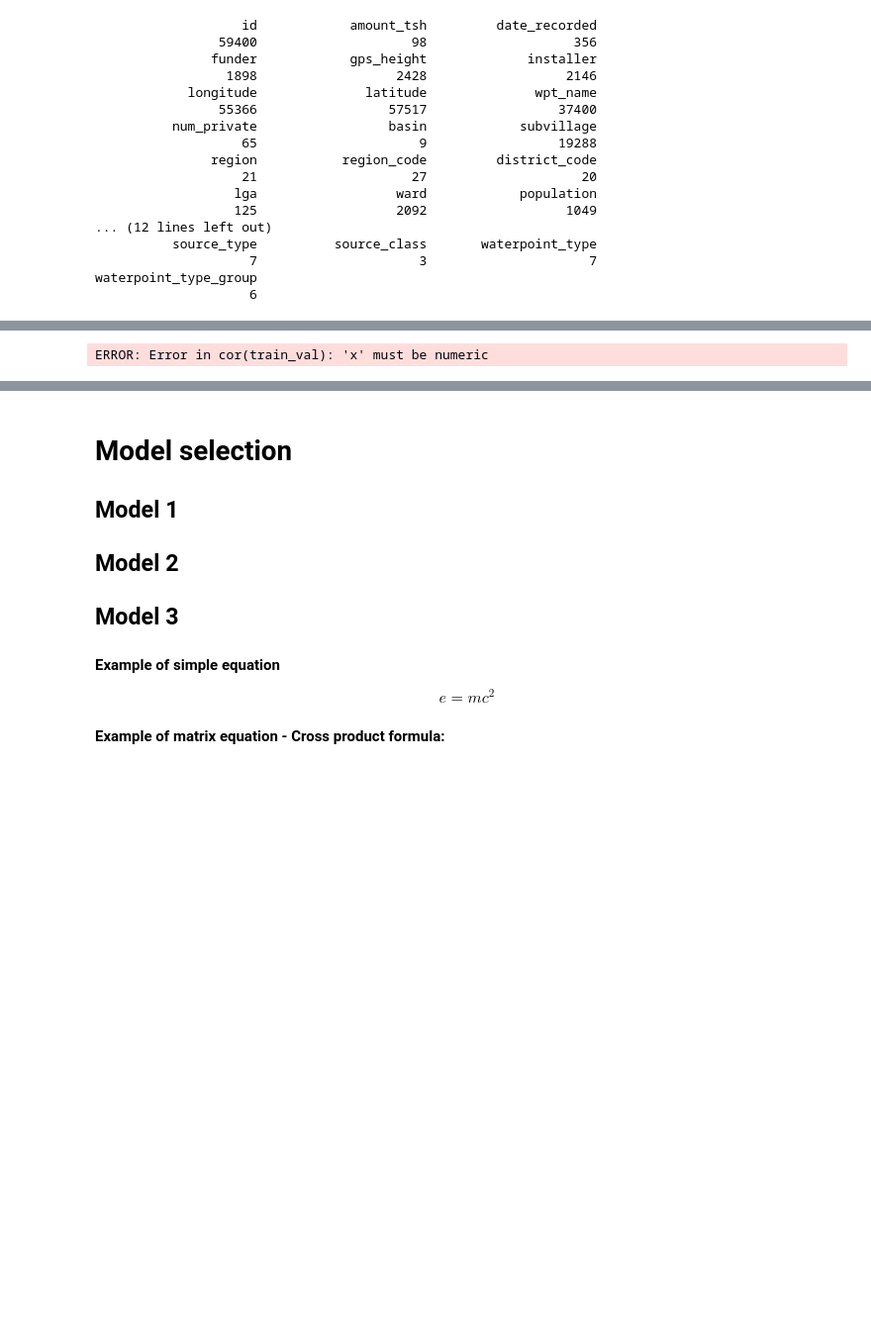
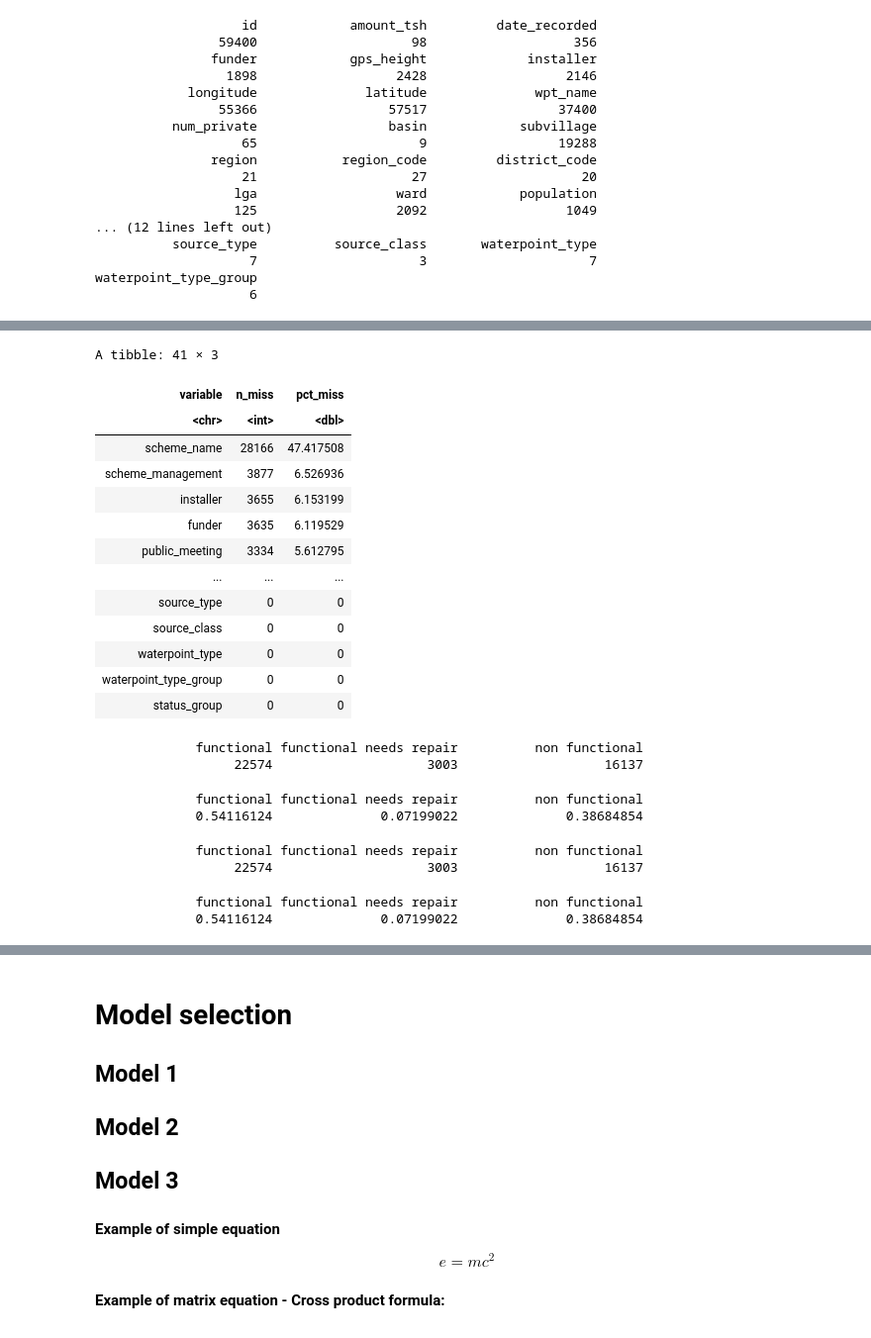
Before and after one commit to 27melba/statisticalFoundationsML, a Jupyter notebook: Project/ReportTemplate_sample1.ipynb, the cells around one changed output, grey strips where cells are left out. Shown at 99% size. Cells and saved outputs as stored; diff of their text form; code cells hidden in the pictures; blank space fills up the shorter version.

Commit message:
-missing values replaced with "unknown" values for categorical variables -Random forest to check accuracy

```diff
--- a/Project/ReportTemplate_sample1.ipynb
+++ b/Project/ReportTemplate_sample1.ipynb
@@ -132,10 +189,18 @@ waterpoint_type_group
 # %%
-# data(airquality)
-# options(repr.matrix.max.cols=150, repr.matrix.max.rows=100)
-
-# airquality
-
-corr<-cor(train_val)
-corr
+miss_var_summary(train_label_val)
+options(repr.matrix.max.cols=150, repr.matrix.max.rows=50)
 # %% [output]
-ERROR: Error in cor(train_val): 'x' must be numeric
+A tibble: 41 × 3
+| variable | n_miss | pct_miss |
+| <chr> | <int> | <dbl> |
+| scheme_name | 28166 | 47.417508 |
+| scheme_management | 3877 | 6.526936 |
+| installer | 3655 | 6.153199 |
+| funder | 3635 | 6.119529 |
+| public_meeting | 3334 | 5.612795 |
+| ... | ... | ... |
+| source_type | 0 | 0 |
+| source_class | 0 | 0 |
+| waterpoint_type | 0 | 0 |
+| waterpoint_type_group | 0 | 0 |
+| status_group | 0 | 0 |
@@ -141,0 +223,23 @@ ERROR: Error in cor(train_val): 'x' must be numeric
+# %%
+# Data Partition
+set.seed(123)
+ind <- sample(2, nrow(train_label_val), replace = TRUE, prob = c(0.7, 0.3))
+train <- train_label_val[ind==1,]
+test <- train_label_val[ind==2,]
+
+table(train$status_group)
+prop.table(table(train$status_group))
+# summary(train)
+# %% [output]
+             functional functional needs repair          non functional
+                  22574                    3003                   16137
+             functional functional needs repair          non functional
+             0.54116124              0.07199022              0.38684854
+# %%
+table(train$status_group)
+prop.table(table(train$status_group))
+# %% [output]
+             functional functional needs repair          non functional
+                  22574                    3003                   16137
+             functional functional needs repair          non functional
+             0.54116124              0.07199022              0.38684854
```
Also changed, not shown: parts of 15 cells of this notebook.
